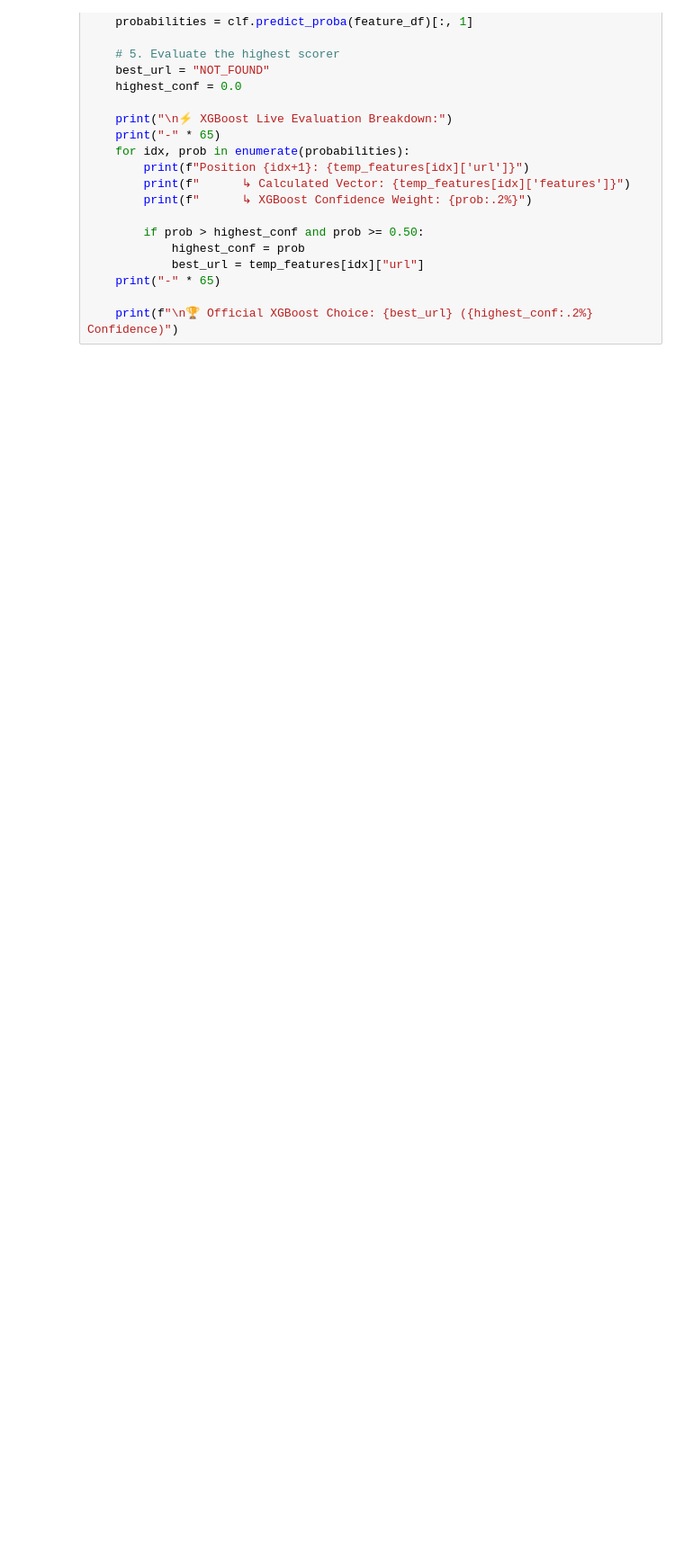
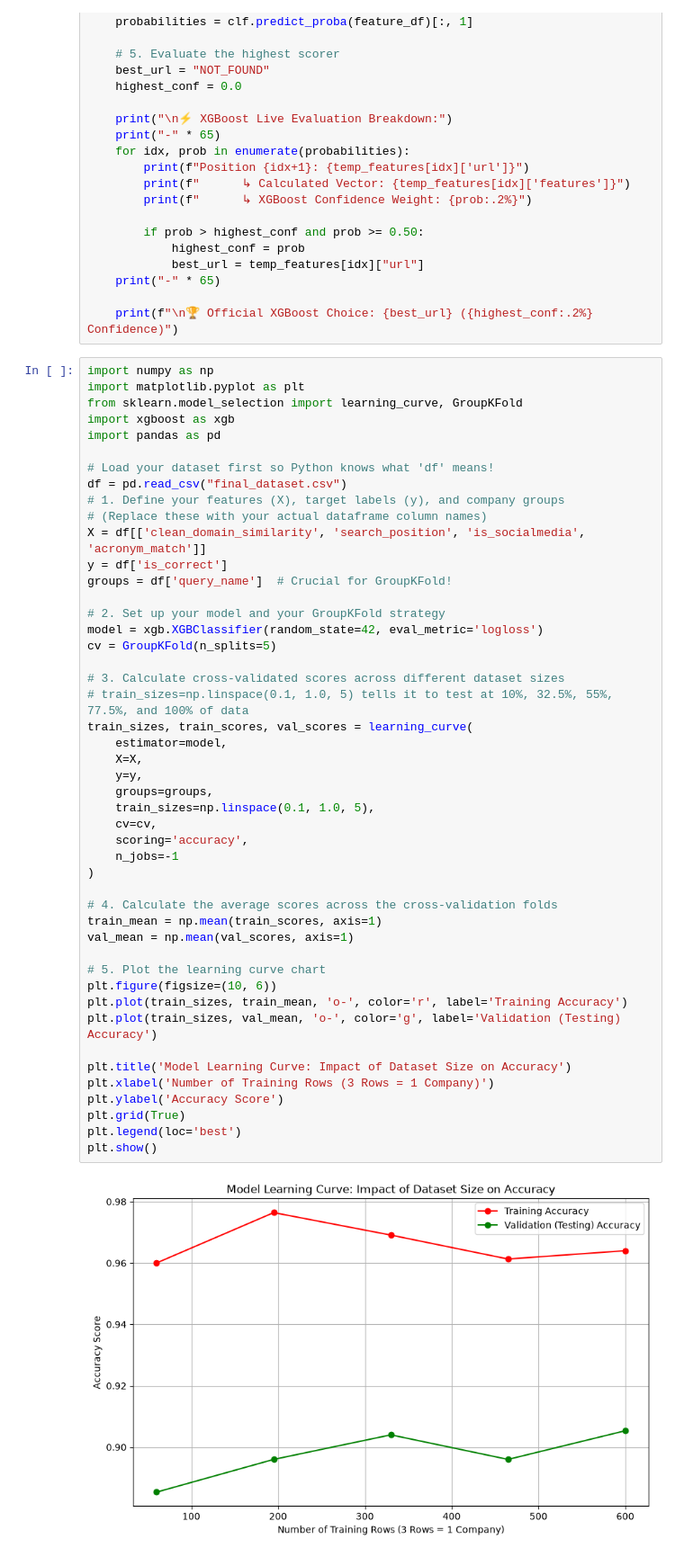
Before and after one commit to simrandass/company_website_predictor, a Jupyter notebook: company_predictor_model.ipynb, the cells around one changed output. Shown at 90% size. Cells and saved outputs as stored; diff of their text form; blank space fills up the shorter version.

```diff
--- a/company_predictor_model.ipynb
+++ b/company_predictor_model.ipynb
@@ -630,3 +630,52 @@ def find_single_company_website_xgb(company_name):
     print("-" * 65)
 
     print(f"\n🏆 Official XGBoost Choice: {best_url} ({highest_conf:.2%} Confidence)")
+# %%
+import numpy as np
+import matplotlib.pyplot as plt
+from sklearn.model_selection import learning_curve, GroupKFold
+import xgboost as xgb
+import pandas as pd
+
+# Load your dataset first so Python knows what 'df' means!
+df = pd.read_csv("final_dataset.csv")
+# 1. Define your features (X), target labels (y), and company groups
+# (Replace these with your actual dataframe column names)
+X = df[['clean_domain_similarity', 'search_position', 'is_socialmedia', 'acronym_match']]
+y = df['is_correct']
+groups = df['query_name']  # Crucial for GroupKFold!
+
+# 2. Set up your model and your GroupKFold strategy
+model = xgb.XGBClassifier(random_state=42, eval_metric='logloss')
+cv = GroupKFold(n_splits=5)
+
+# 3. Calculate cross-validated scores across different dataset sizes
+# train_sizes=np.linspace(0.1, 1.0, 5) tells it to test at 10%, 32.5%, 55%, 77.5%, and 100% of data
+train_sizes, train_scores, val_scores = learning_curve(
+    estimator=model,
+    X=X,
+    y=y,
+    groups=groups,
+    train_sizes=np.linspace(0.1, 1.0, 5),
+    cv=cv,
+    scoring='accuracy',
+    n_jobs=-1
+)
+
+# 4. Calculate the average scores across the cross-validation folds
+train_mean = np.mean(train_scores, axis=1)
+val_mean = np.mean(val_scores, axis=1)
+
+# 5. Plot the learning curve chart
+plt.figure(figsize=(10, 6))
+plt.plot(train_sizes, train_mean, 'o-', color='r', label='Training Accuracy')
+plt.plot(train_sizes, val_mean, 'o-', color='g', label='Validation (Testing) Accuracy')
+
+plt.title('Model Learning Curve: Impact of Dataset Size on Accuracy')
+plt.xlabel('Number of Training Rows (3 Rows = 1 Company)')
+plt.ylabel('Accuracy Score')
+plt.grid(True)
+plt.legend(loc='best')
+plt.show()
+# %% [output]
+[figure, added]
```
Also changed, not shown: 1 other file.
